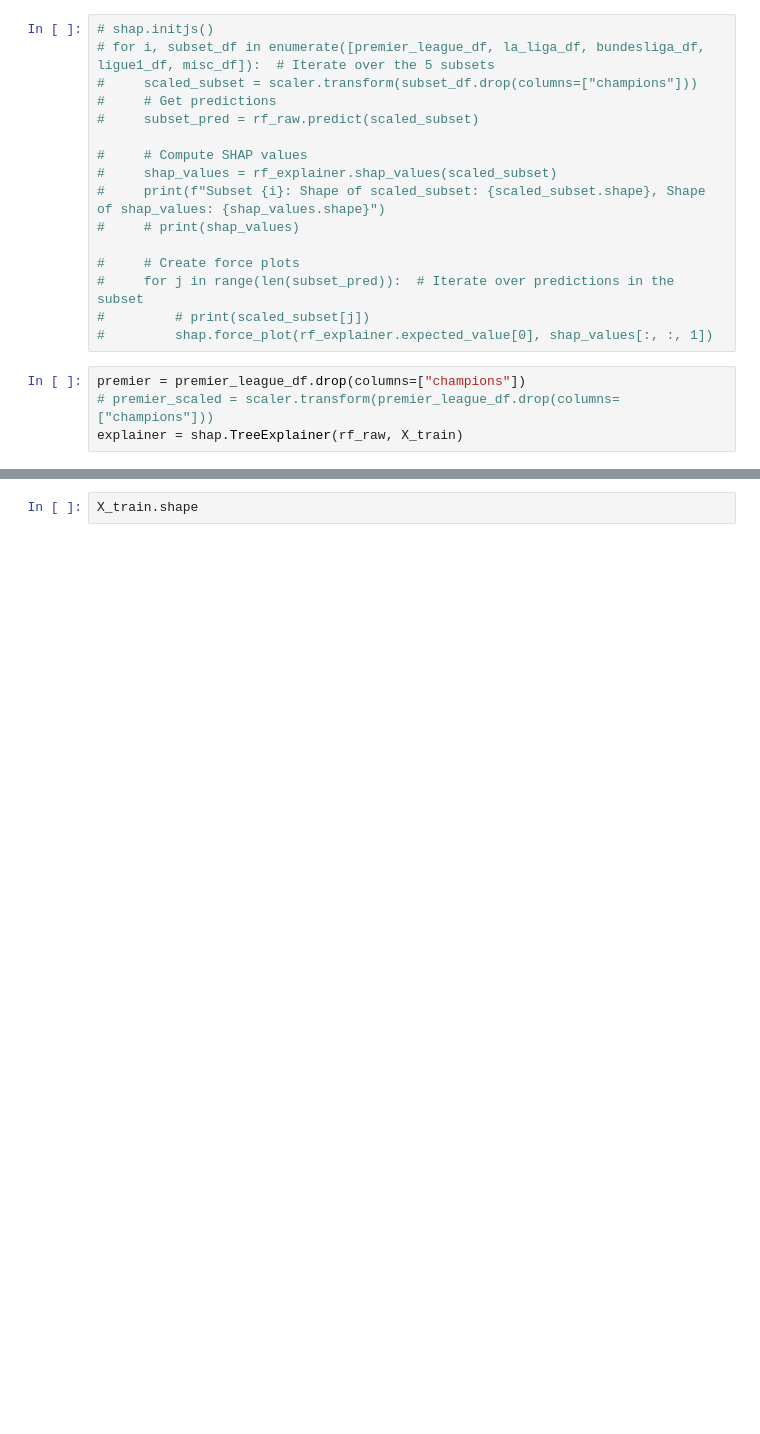
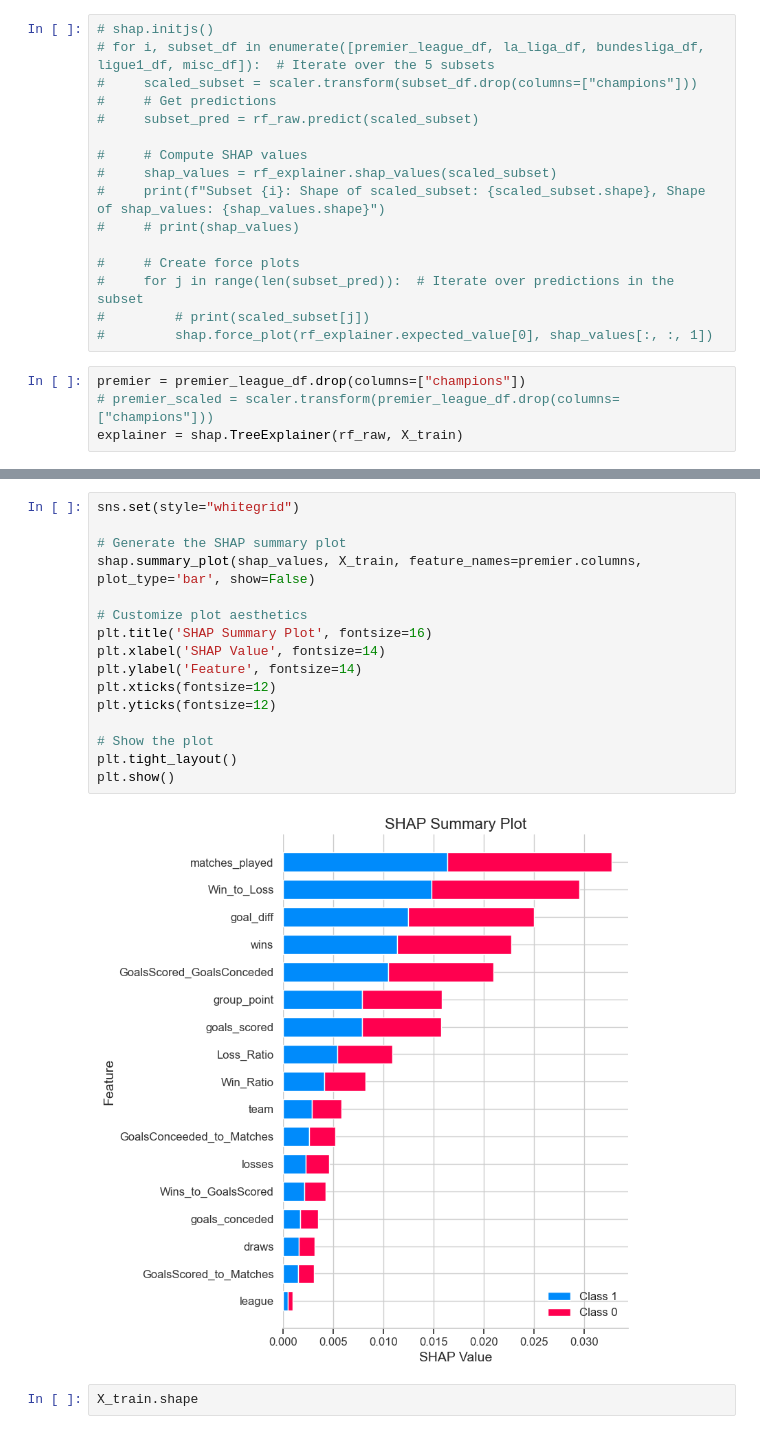
Before and after one commit to harrynwosu/champions-league, a Jupyter notebook: Project.ipynb, the cells around one changed output, grey strips where cells are left out. Drawn from its saved outputs; the diff is of its cells as text; blank space fills up the shorter version.

```diff
--- a/Project.ipynb
+++ b/Project.ipynb
@@ -1193,3 +1192,21 @@ shap.summary_plot(shap_values, X_train, feature_names=X_train.columns)
+# %%
+sns.set(style="whitegrid")
+
+# Generate the SHAP summary plot
+shap.summary_plot(shap_values, X_train, feature_names=premier.columns, plot_type='bar', show=False)
+
+# Customize plot aesthetics
+plt.title('SHAP Summary Plot', fontsize=16)
+plt.xlabel('SHAP Value', fontsize=14)
+plt.ylabel('Feature', fontsize=14)
+plt.xticks(fontsize=12)
+plt.yticks(fontsize=12)
+
+# Show the plot
+plt.tight_layout()
+plt.show()
+# %% [output]
+[figure, added]
 # %%
 X_train.shape
 # %% [output]
```
Also changed, not shown: parts of 17 cells of this notebook.
